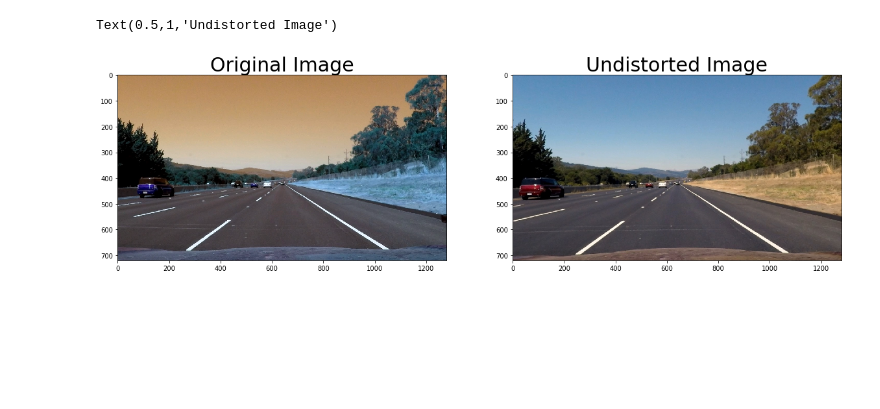
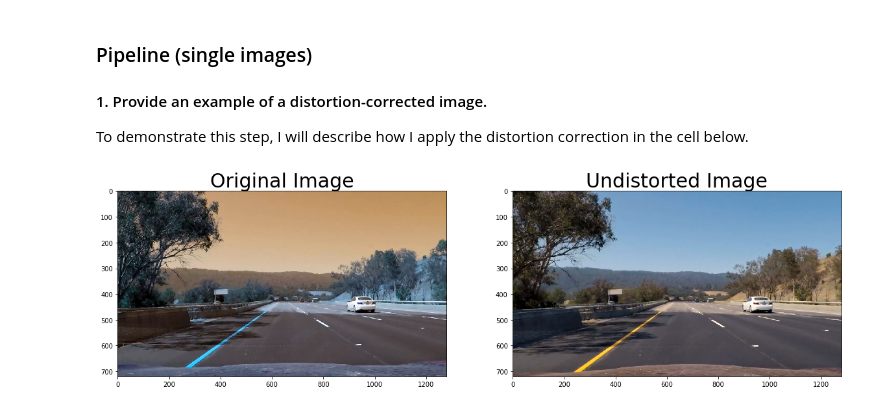
Before and after one commit to ronhuafeng/CarND-Advanced-Lane-Lines, a Jupyter notebook: project.ipynb, the cells around one changed output. Saved outputs shown, nothing was run; the diff lists cells and outputs as text; code cells hidden in the pictures; blank space fills up the shorter version.

```diff
--- a/project.ipynb
+++ b/project.ipynb
@@ -29,44 +52,47 @@ for idx, fname in enumerate(images):
         imgpoints.append(corners)
 
         # Draw and display the corners
-        cv2.drawChessboardCorners(img, (9,6), corners, ret)
+        # cv2.drawChessboardCorners(img, (9,6), corners, ret)
         #write_name = 'corners_found'+str(idx)+'.jpg'
         #cv2.imwrite(write_name, img)
-        cv2.imshow('img', img)
-        cv2.waitKey(50)
+        # cv2.imshow('img', img)
+        # cv2.waitKey(50)
 
 cv2.destroyAllWindows()
+# %% [markdown]
+### Pipeline (single images)
+
+#### 1. Provide an example of a distortion-corrected image.
+
+To demonstrate this step, I will describe how I apply the distortion correction in the cell below.
 # %%
 import pickle
 
 # Test undistortion on an image
-img = cv2.imread('camera_cal/calibration2.jpg')
-img = cv2.imread('test_images/straight_lines2.jpg')
+# img = cv2.imread('camera_cal/calibration2.jpg')
+img = cv2.imread('dignose_curverad/test_10.png')
 img_size = (img.shape[1], img.shape[0])
-
 
 # Do camera calibration given object points and image points
 ret, mtx, dist, rvecs, tvecs = cv2.calibrateCamera(objpoints, imgpoints, img_size, None, None)
-
-
-dst = cv2.undistort(img, mtx, dist, None, mtx)
-
 
 # Save the camera calibration result for later use (we won't worry about rvecs / tvecs)
 dist_pickle = {}
 dist_pickle["mtx"] = mtx
 dist_pickle["dist"] = dist
-pickle.dump( dist_pickle, open( "wide_dist_pickle.p", "wb" ) )
+pickle.dump(dist_pickle, open( "wide_dist_pickle.p", "wb" ) )
 
+dst = cv2.undistort(img, mtx, dist, None, mtx)
 dst = cv2.cvtColor(dst, cv2.COLOR_BGR2RGB)
 cv2.imwrite('test_undist.jpg', dst)
 
 # Visualize undistortion
 f, (ax1, ax2) = plt.subplots(1, 2, figsize=(20,10))
 ax1.imshow(img)
 ax1.set_title('Original Image', fontsize=30)
 ax2.imshow(dst)
 ax2.set_title('Undistorted Image', fontsize=30)
+
+dst = None
 # %% [output]
-Text(0.5,1,'Undistorted Image')
-[figure, old version]
+[figure, new version]
```
Also changed, not shown: parts of 25 cells of this notebook, 5 other files.
